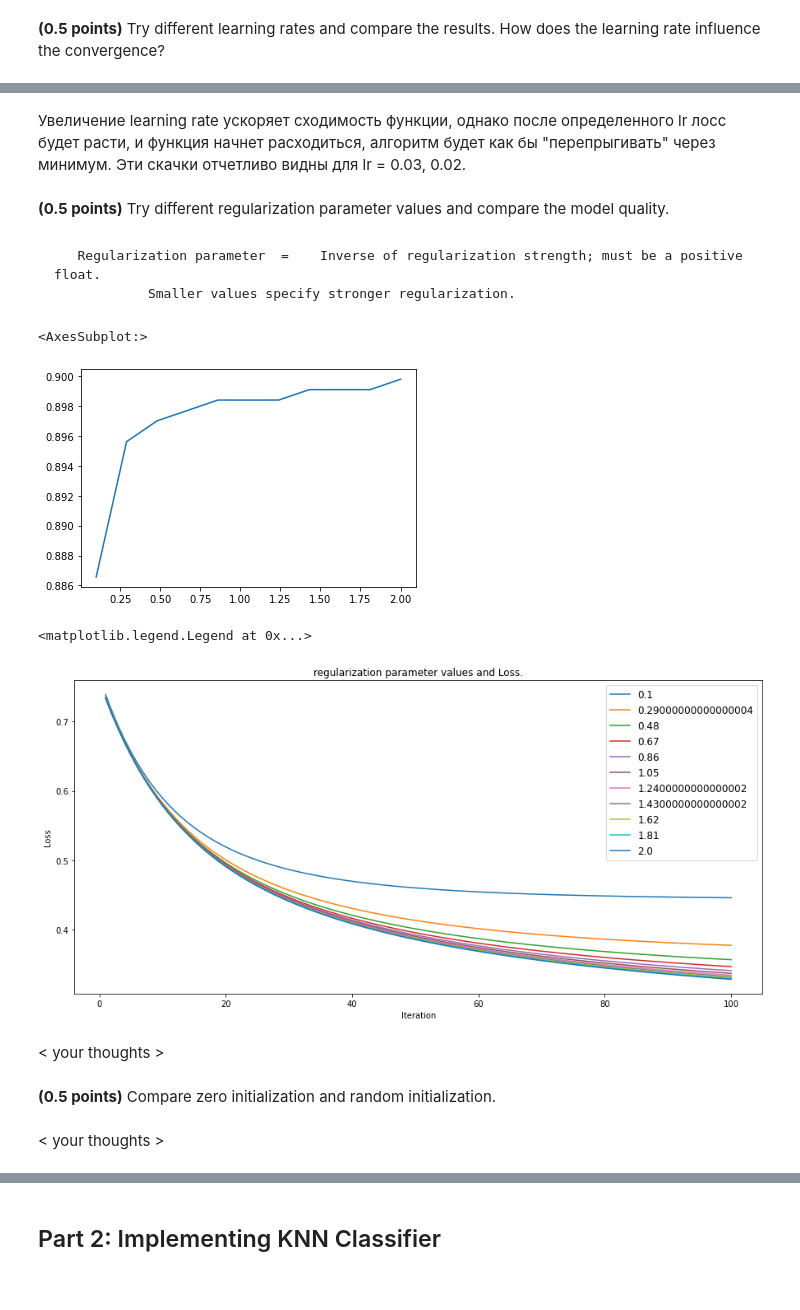
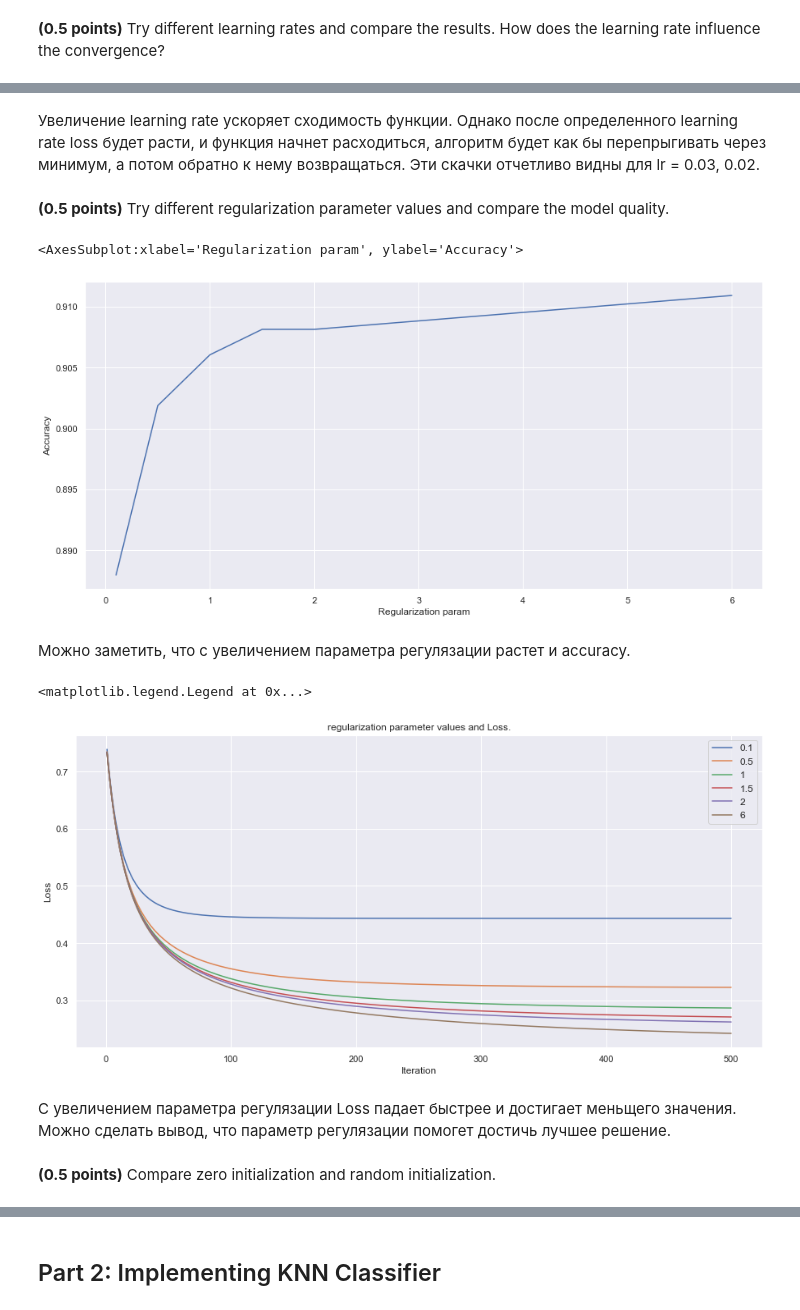
Before and after one commit to lizaveta56k/ML-22_2, a Jupyter notebook: task-5/hw_classification.ipynb, the cells around one changed output, grey strips where cells are left out. Drawn from its saved outputs; the diff is of its cells as text; code cells hidden in the pictures.

```diff
--- a/task-5/hw_classification.ipynb
+++ b/task-5/hw_classification.ipynb
@@ -231,10 +231,7 @@ plt.legend(labels=lerning_rates, loc='best', fontsize=12)
 # %% [markdown]
-Увеличение learning rate ускоряет сходимость функции, однако после определенного lr лосс будет расти, и функция начнет расходиться, алгоритм будет как бы "перепрыгивать" через минимум. Эти скачки отчетливо видны для lr = 0.03, 0.02.
+Увеличение learning rate ускоряет сходимость функции. Однако после определенного learning rate loss будет расти, и функция начнет расходиться, алгоритм будет как бы перепрыгивать через минимум, а потом обратно к нему возвращаться. Эти скачки отчетливо видны для lr = 0.03, 0.02.
 # %% [markdown]
 **(0.5 points)** Try different regularization parameter values and compare the model quality.
-# %% [markdown]
-       Regularization parameter  =    Inverse of regularization strength; must be a positive float.
-                Smaller values specify stronger regularization.
 # %%
 def get_accuracy_score(clf, X_train, y_train, X_test, y_test):
     clf.fit(X_train, y_train)
@@ -242,27 +239,32 @@ def get_accuracy_score(clf, X_train, y_train, X_test, y_test):
     return metrics.accuracy_score(y_pred=clf.predict(X_train), y_true=y_train), \
            metrics.accuracy_score(y_pred=clf.predict(X_test), y_true=y_test)
 # %%
-regularization_params = np.linspace(0.1, 2, 1 + 10)
+plt.figure(figsize=(15,7))
+plt.xlabel('Regularization param')
+plt.ylabel('Accuracy')
+
+regularization_params = [0.1, 0.5, 1, 1.5, 2, 6]
 results = []
 
 for reg in regularization_params:
-    model = CustomLogisticRegression(max_iter=300, C = reg)
+    model = CustomLogisticRegression(max_iter=500, C = reg)
     result_train, reult_test = get_accuracy_score(model, X_train, y_train, X_test, y_test)
     results.append(result_train)
 
 sns.lineplot(x=regularization_params, y=results)
 # %% [output]
-<AxesSubplot:>
+<AxesSubplot:xlabel='Regularization param', ylabel='Accuracy'>
-[figure, old version]
+[figure, new version]
+# %% [markdown]
+Можно заметить, что с увеличением параметра регулязации растет и accuracy.
 # %%
-## your code
 plt.figure(figsize=(15,7))
 plt.xlabel('Iteration')
 plt.ylabel('Loss')
 plt.title('regularization parameter values and Loss.')
 
 for reg in regularization_params:
-    model = CustomLogisticRegression(max_iter=100, C = reg)
+    model = CustomLogisticRegression(max_iter=500, C = reg)
     model.fit(X_train, y_train)
     x = range(1, len(model.loss_history)+1)
     sns.lineplot(x=[*x], y=model.loss_history)
@@ -270,8 +272,8 @@ for reg in regularization_params:
 plt.legend(labels=regularization_params, loc='best', fontsize=12)
 # %% [output]
 <matplotlib.legend.Legend at 0x...>
-[figure, old version]
+[figure, new version]
-# %% [markdown]
-< your thoughts >
+# %% [markdown]
+С увеличением параметра регулязации Loss падает быстрее и достигает меньщего значения. Можно сделать вывод, что параметр регулязации помогет достичь лучшее решение.
 # %% [markdown]
 **(0.5 points)** Compare zero initialization and random initialization.
@@ -280,2 +279,0 @@ plt.legend(labels=regularization_params, loc='best', fontsize=12)
-# %% [markdown]
-< your thoughts >
```
Also changed, not shown: parts of 34 cells of this notebook.
